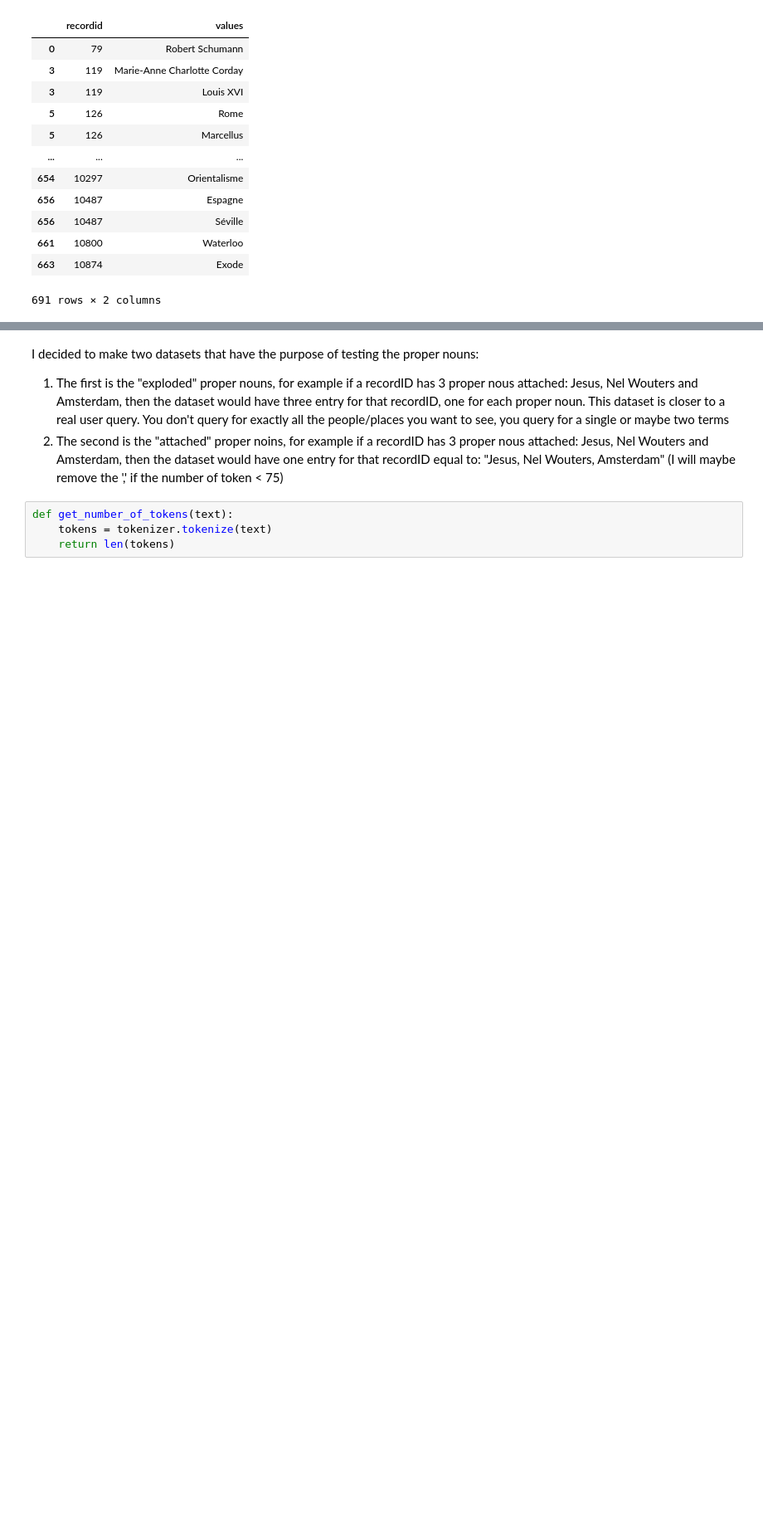
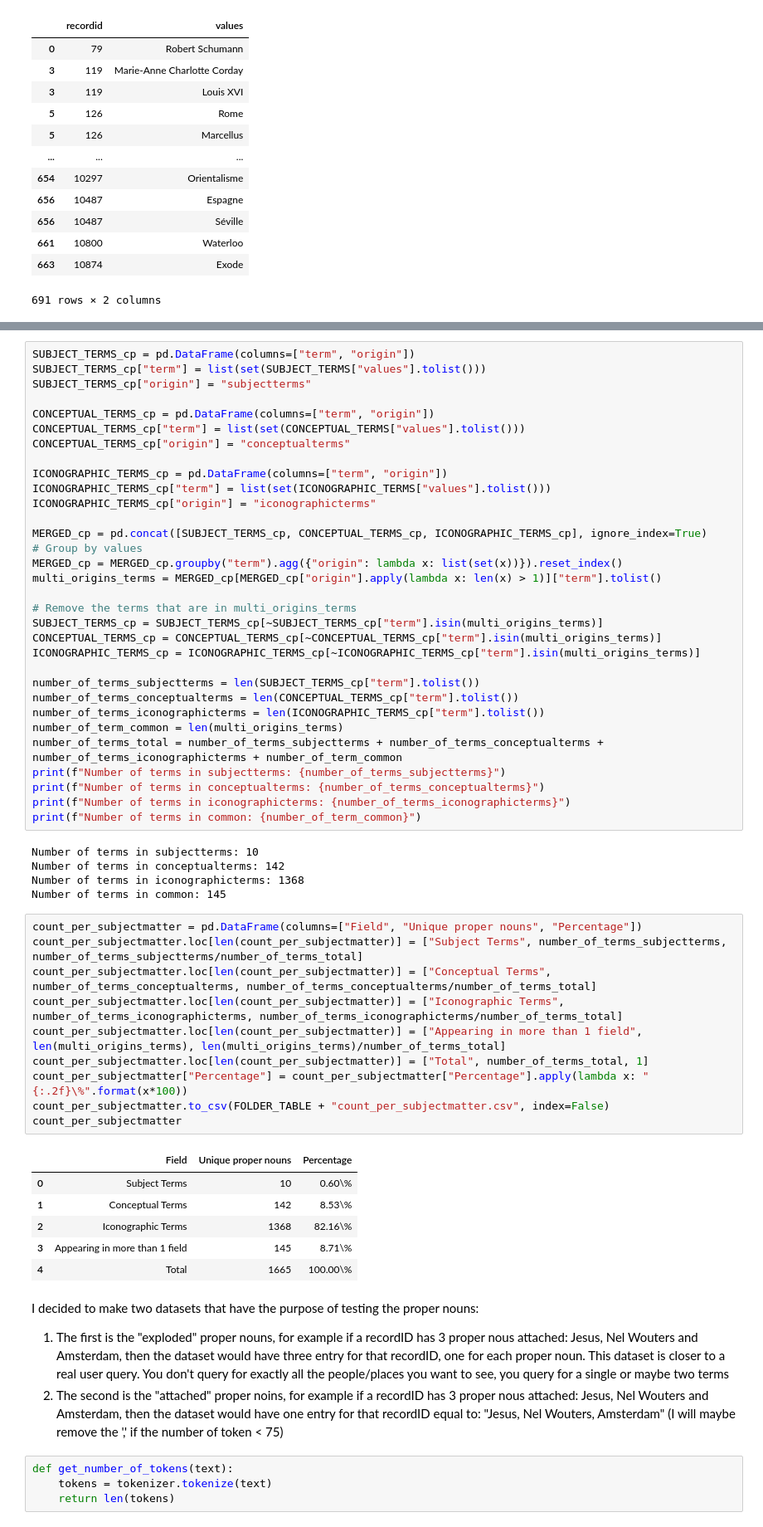
Before and after one commit to on-victorrijks/Museum-Search-Engine, a Jupyter notebook: public/notebooks/generate_testing_set_proper_nouns.ipynb, the cells around one changed output, grey strips where cells are left out. Shown at 83% size. Cells and saved outputs as stored; diff of their text form; blank space fills up the shorter version.

```diff
--- a/public/notebooks/generate_testing_set_proper_nouns.ipynb
+++ b/public/notebooks/generate_testing_set_proper_nouns.ipynb
@@ -165,4 +205,58 @@ ICONOGRAPHIC_TERMS
 4047 rows × 2 columns
+# %%
+SUBJECT_TERMS_cp = pd.DataFrame(columns=["term", "origin"])
+SUBJECT_TERMS_cp["term"] = list(set(SUBJECT_TERMS["values"].tolist()))
+SUBJECT_TERMS_cp["origin"] = "subjectterms"
+
+CONCEPTUAL_TERMS_cp = pd.DataFrame(columns=["term", "origin"])
+CONCEPTUAL_TERMS_cp["term"] = list(set(CONCEPTUAL_TERMS["values"].tolist()))
+CONCEPTUAL_TERMS_cp["origin"] = "conceptualterms"
+
+ICONOGRAPHIC_TERMS_cp = pd.DataFrame(columns=["term", "origin"])
+ICONOGRAPHIC_TERMS_cp["term"] = list(set(ICONOGRAPHIC_TERMS["values"].tolist()))
+ICONOGRAPHIC_TERMS_cp["origin"] = "iconographicterms"
+
+MERGED_cp = pd.concat([SUBJECT_TERMS_cp, CONCEPTUAL_TERMS_cp, ICONOGRAPHIC_TERMS_cp], ignore_index=True)
+# Group by values
+MERGED_cp = MERGED_cp.groupby("term").agg({"origin": lambda x: list(set(x))}).reset_index()
+multi_origins_terms = MERGED_cp[MERGED_cp["origin"].apply(lambda x: len(x) > 1)]["term"].tolist()
+
+# Remove the terms that are in multi_origins_terms
+SUBJECT_TERMS_cp = SUBJECT_TERMS_cp[~SUBJECT_TERMS_cp["term"].isin(multi_origins_terms)]
+CONCEPTUAL_TERMS_cp = CONCEPTUAL_TERMS_cp[~CONCEPTUAL_TERMS_cp["term"].isin(multi_origins_terms)]
+ICONOGRAPHIC_TERMS_cp = ICONOGRAPHIC_TERMS_cp[~ICONOGRAPHIC_TERMS_cp["term"].isin(multi_origins_terms)]
+
+number_of_terms_subjectterms = len(SUBJECT_TERMS_cp["term"].tolist())
+number_of_terms_conceptualterms = len(CONCEPTUAL_TERMS_cp["term"].tolist())
+number_of_terms_iconographicterms = len(ICONOGRAPHIC_TERMS_cp["term"].tolist())
+number_of_term_common = len(multi_origins_terms)
+number_of_terms_total = number_of_terms_subjectterms + number_of_terms_conceptualterms + number_of_terms_iconographicterms + number_of_term_common
+print(f"Number of terms in subjectterms: {number_of_terms_subjectterms}")
+print(f"Number of terms in conceptualterms: {number_of_terms_conceptualterms}")
+print(f"Number of terms in iconographicterms: {number_of_terms_iconographicterms}")
+print(f"Number of terms in common: {number_of_term_common}")
+# %% [output]
+Number of terms in subjectterms: 10
+Number of terms in conceptualterms: 142
+Number of terms in iconographicterms: 1368
+Number of terms in common: 145
+# %%
+count_per_subjectmatter = pd.DataFrame(columns=["Field", "Unique proper nouns", "Percentage"])
+count_per_subjectmatter.loc[len(count_per_subjectmatter)] = ["Subject Terms", number_of_terms_subjectterms, number_of_terms_subjectterms/number_of_terms_total]
+count_per_subjectmatter.loc[len(count_per_subjectmatter)] = ["Conceptual Terms", number_of_terms_conceptualterms, number_of_terms_conceptualterms/number_of_terms_total]
+count_per_subjectmatter.loc[len(count_per_subjectmatter)] = ["Iconographic Terms", number_of_terms_iconographicterms, number_of_terms_iconographicterms/number_of_terms_total]
+count_per_subjectmatter.loc[len(count_per_subjectmatter)] = ["Appearing in more than 1 field", len(multi_origins_terms), len(multi_origins_terms)/number_of_terms_total]
+count_per_subjectmatter.loc[len(count_per_subjectmatter)] = ["Total", number_of_terms_total, 1]
+count_per_subjectmatter["Percentage"] = count_per_subjectmatter["Percentage"].apply(lambda x: "{:.2f}\%".format(x*100))
+count_per_subjectmatter.to_csv(FOLDER_TABLE + "count_per_subjectmatter.csv", index=False)
+count_per_subjectmatter
+# %% [output]
+|  | Field | Unique proper nouns | Percentage |
+| 0 | Subject Terms | 10 | 0.60\% |
+| 1 | Conceptual Terms | 142 | 8.53\% |
+| 2 | Iconographic Terms | 1368 | 82.16\% |
+| 3 | Appearing in more than 1 field | 145 | 8.71\% |
+| 4 | Total | 1665 | 100.00\% |
 # %% [markdown]
 I decided to make two datasets that have the purpose of testing the proper nouns:
 1) The first is the "exploded" proper nouns, for example if a recordID has 3 proper nous attached: Jesus, Nel Wouters and Amsterdam, then the dataset would have three entry for that recordID, one for each proper noun. This dataset is closer to a real user query. You don't query for exactly all the people/places you want to see, you query for a single or maybe two terms
```
Also changed, not shown: parts of 12 cells of this notebook, 2 other files.
